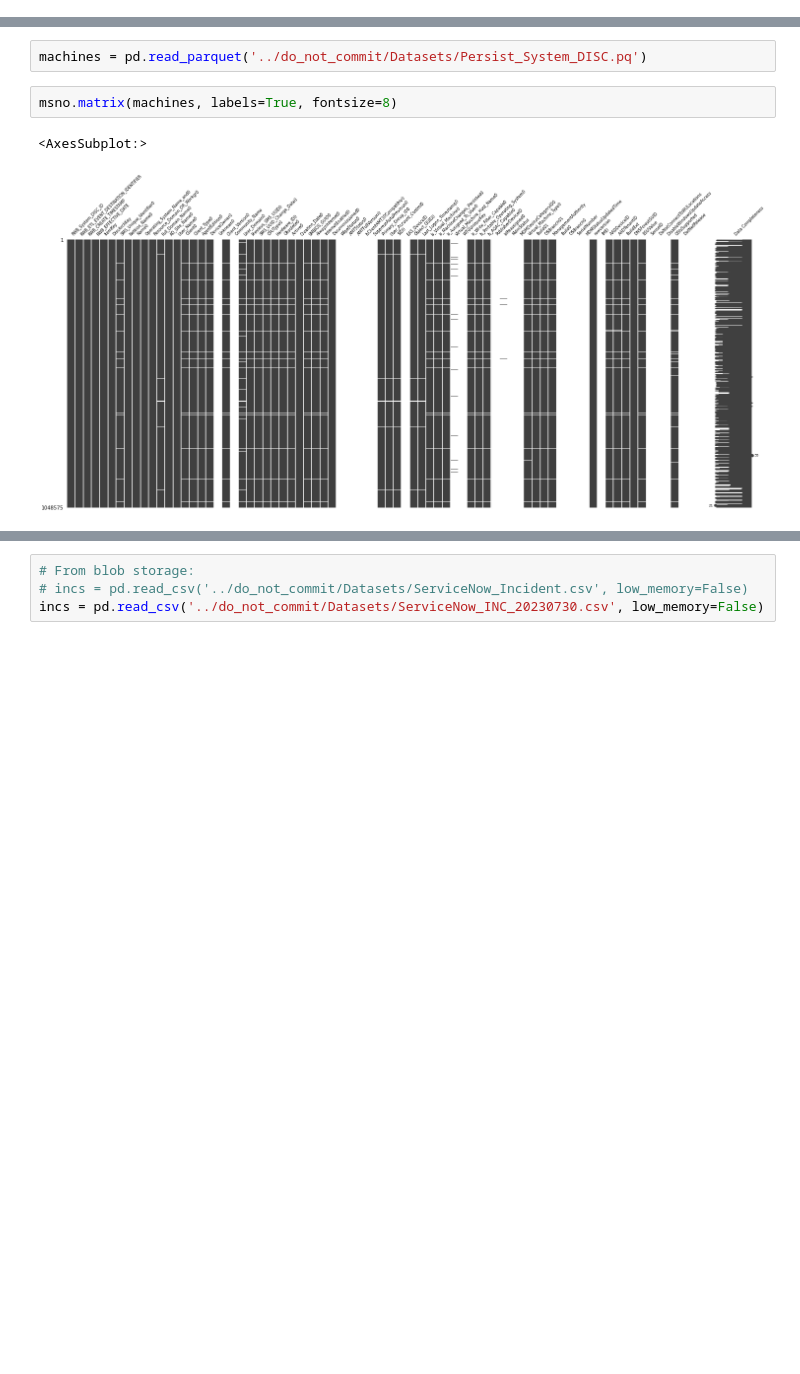
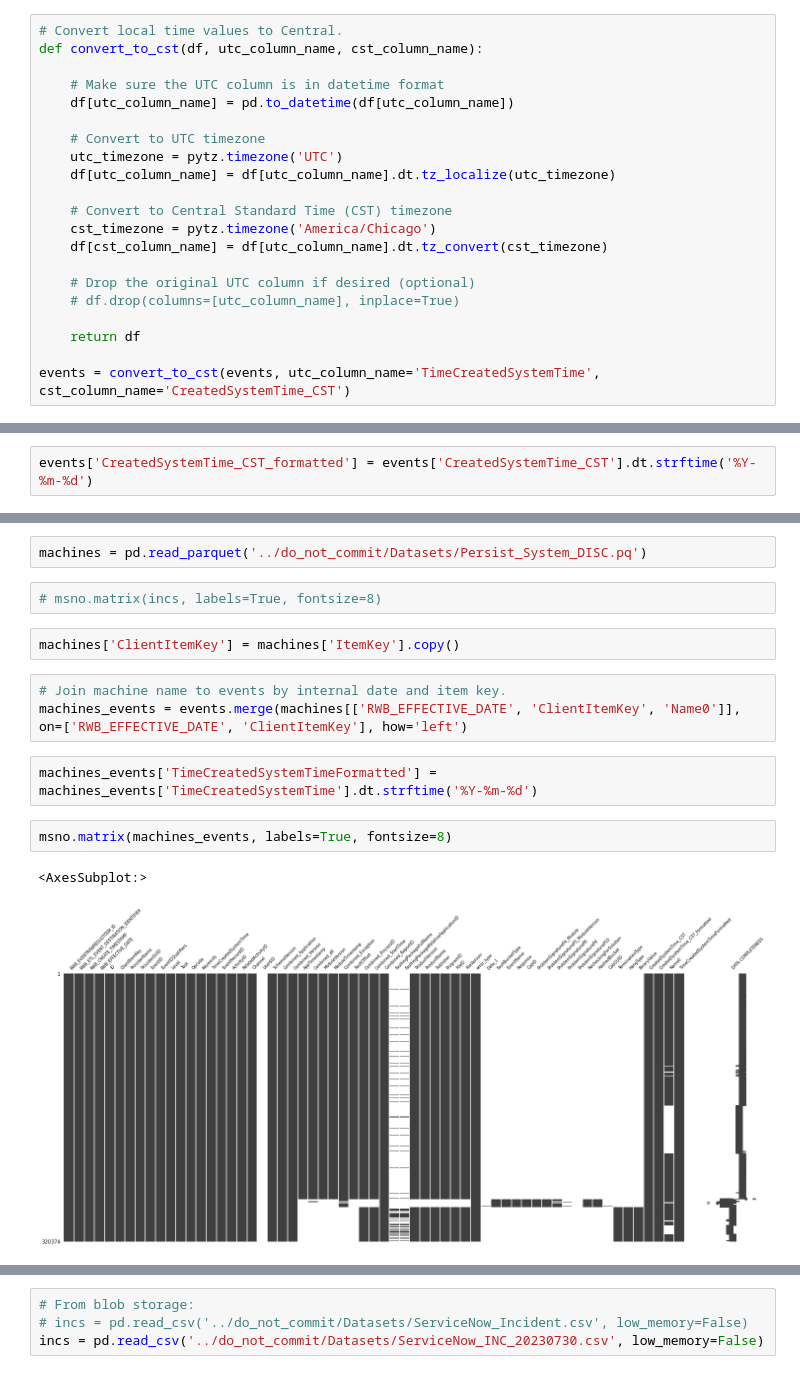
Before and after one commit to redgerly-umich/capstone_ff, a Jupyter notebook: DataCleaning/combine_4_error_types.ipynb, the cells around one changed output, grey strips where cells are left out. Cells and saved outputs as stored; diff of their text form; blank space fills up the shorter version.

```diff
--- a/DataCleaning/combine_4_error_types.ipynb
+++ b/DataCleaning/combine_4_error_types.ipynb
@@ -223,0 +155,21 @@ Name: Combined_Application, dtype: object
+# %%
+# Convert local time values to Central.
+def convert_to_cst(df, utc_column_name, cst_column_name):
+
+    # Make sure the UTC column is in datetime format
+    df[utc_column_name] = pd.to_datetime(df[utc_column_name])
+
+    # Convert to UTC timezone
+    utc_timezone = pytz.timezone('UTC')
+    df[utc_column_name] = df[utc_column_name].dt.tz_localize(utc_timezone)
+
+    # Convert to Central Standard Time (CST) timezone
+    cst_timezone = pytz.timezone('America/Chicago')
+    df[cst_column_name] = df[utc_column_name].dt.tz_convert(cst_timezone)
+
+    # Drop the original UTC column if desired (optional)
+    # df.drop(columns=[utc_column_name], inplace=True)
+
+    return df
+
+events = convert_to_cst(events, utc_column_name='TimeCreatedSystemTime', cst_column_name='CreatedSystemTime_CST')
@@ -224,2 +186,4 @@ Name: Combined_Application, dtype: object
+# %%
+events['CreatedSystemTime_CST_formatted'] = events['CreatedSystemTime_CST'].dt.strftime('%Y-%m-%d')
 # %% [markdown]
 
@@ -226,8 +191,17 @@ Name: Combined_Application, dtype: object
 # Join Machine data with Events data.
 # %%
 machines = pd.read_parquet('../do_not_commit/Datasets/Persist_System_DISC.pq')
+# %%
+# msno.matrix(incs, labels=True, fontsize=8)
+# %%
+machines['ClientItemKey'] = machines['ItemKey'].copy()
+# %%
+# Join machine name to events by internal date and item key.
+machines_events = events.merge(machines[['RWB_EFFECTIVE_DATE', 'ClientItemKey', 'Name0']], on=['RWB_EFFECTIVE_DATE', 'ClientItemKey'], how='left')
+# %%
+machines_events['TimeCreatedSystemTimeFormatted'] = machines_events['TimeCreatedSystemTime'].dt.strftime('%Y-%m-%d')
 # %%
-msno.matrix(machines, labels=True, fontsize=8)
+msno.matrix(machines_events, labels=True, fontsize=8)
 # %% [output]
 <AxesSubplot:>
-[figure, old version]
+[figure, new version]
```
Also changed, not shown: parts of 85 cells of this notebook.
